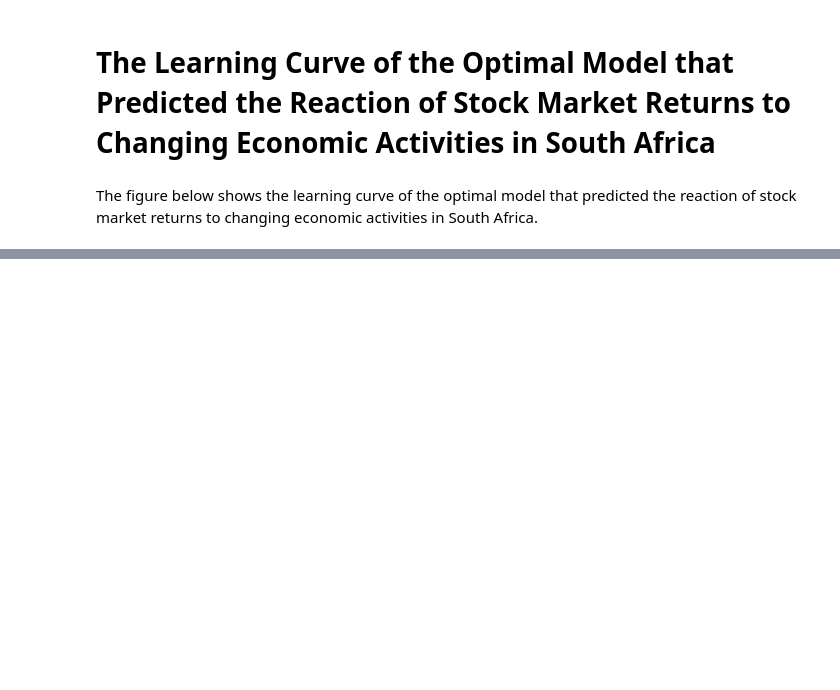
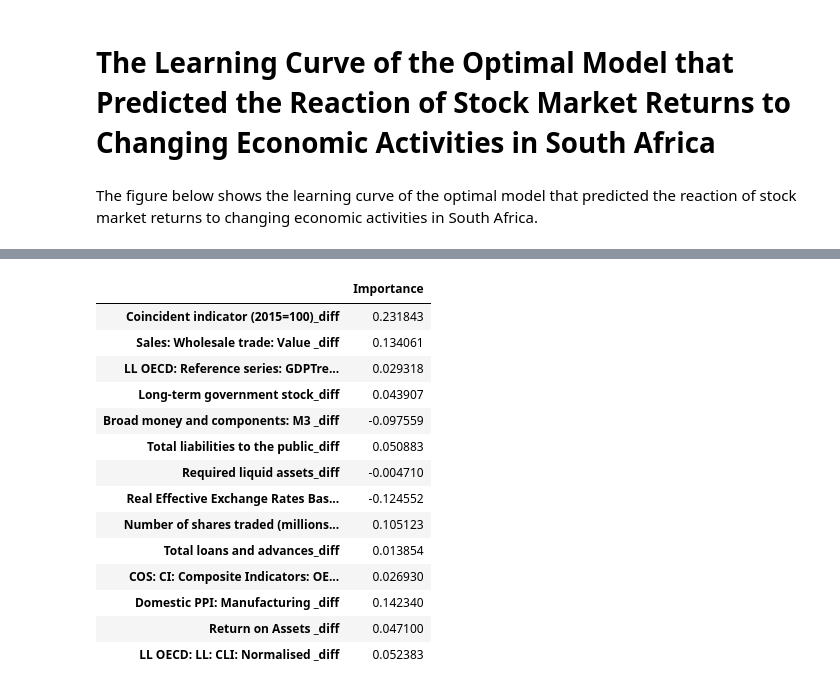
Before and after one commit to tshepochris/mastersproject, a Jupyter notebook: mastersproject.ipynb, the cells around one changed output, grey strips where cells are left out. Cells and saved outputs as stored; diff of their text form; code cells hidden in the pictures; blank space fills up the shorter version.

```diff
--- a/mastersproject.ipynb
+++ b/mastersproject.ipynb
@@ -2038,3 +2040,24 @@ ols_coef
+# %%
+xgbt_coef = pd.DataFrame(xgbt.coef_)
+xgbt_coef.index = reduced_feature_set_dt.iloc[::, 1:].columns
+xgbt_coef.columns = ["Importance"]
+xgbt_coef
+# %% [output]
+|  | Importance |
+| Coincident indicator (2015=100)_diff | 0.231843 |
+| Sales: Wholesale trade: Value _diff | 0.134061 |
+| LL OECD: Reference series: GDPTre... | 0.029318 |
+| Long-term government stock_diff | 0.043907 |
+| Broad money and components: M3 _diff | -0.097559 |
+| Total liabilities to the public_diff | 0.050883 |
+| Required liquid assets_diff | -0.004710 |
+| Real Effective Exchange Rates Bas... | -0.124552 |
+| Number of shares traded (millions... | 0.105123 |
+| Total loans and advances_diff | 0.013854 |
+| COS: CI: Composite Indicators: OE... | 0.026930 |
+| Domestic PPI: Manufacturing _diff | 0.142340 |
+| Return on Assets _diff | 0.047100 |
+| LL OECD: LL: CLI: Normalised _diff | 0.052383 |
 # %%
 sa_macroeconomic_index_dataset_rounded.to_excel('sa_macroeconomic_index_dataset_rounded.xlsx')
 # %%
```
Also changed, not shown: parts of 19 cells of this notebook.
